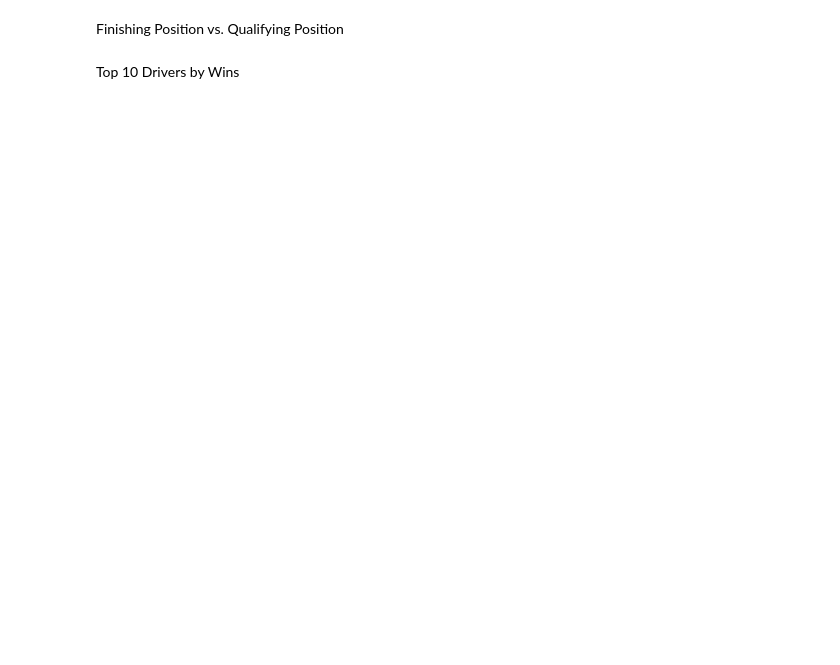
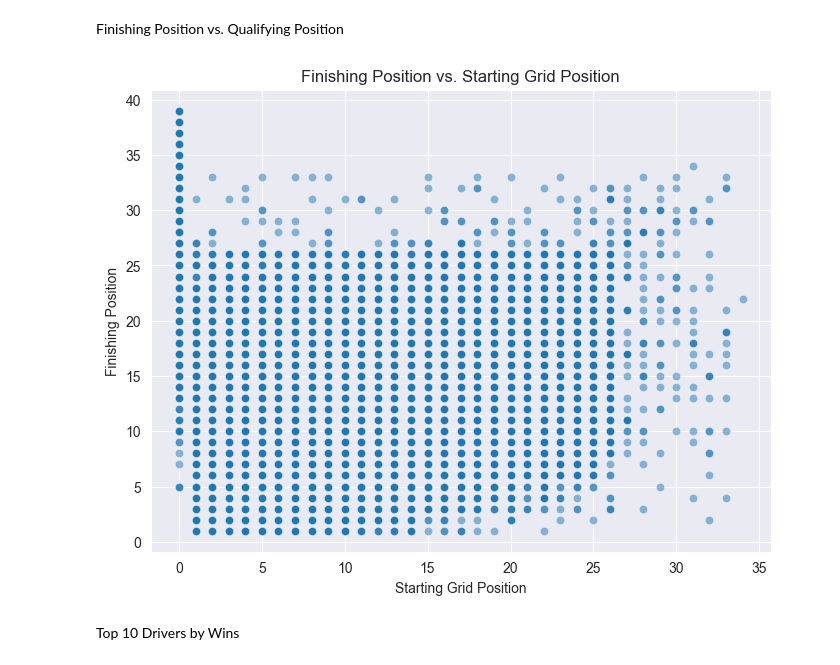
Before and after one commit to SahilSuvarna1023/F1_RacePrediction, a Jupyter notebook: notebooks/01_data_exploration.ipynb, the cells around one changed output. Drawn from its saved outputs; the diff is of its cells as text; code cells hidden in the pictures; blank space fills up the shorter version.

```diff
--- a/notebooks/01_data_exploration.ipynb
+++ b/notebooks/01_data_exploration.ipynb
@@ -150,12 +233,14 @@ Total Race Wins by Constructor
 # %% [markdown]
 Finishing Position vs. Qualifying Position
 # %%
-# plt.figure(figsize=(8, 6))
-# sns.scatterplot(x=dataframes['results']['grid'], y=dataframes['results']['positionOrder'], alpha=0.5)
-# plt.title("Finishing Position vs. Starting Grid Position")
-# plt.xlabel("Starting Grid Position")
-# plt.ylabel("Finishing Position")
-# plt.show()
+plt.figure(figsize=(8, 6))
+sns.scatterplot(x=dataframes['results']['grid'], y=dataframes['results']['positionOrder'], alpha=0.5)
+plt.title("Finishing Position vs. Starting Grid Position")
+plt.xlabel("Starting Grid Position")
+plt.ylabel("Finishing Position")
+plt.show()
+# %% [output]
+[figure, added]
 # %% [markdown]
 Top 10 Drivers by Wins
 # %%
```
Also changed, not shown: parts of 12 cells of this notebook, 7 other files.
